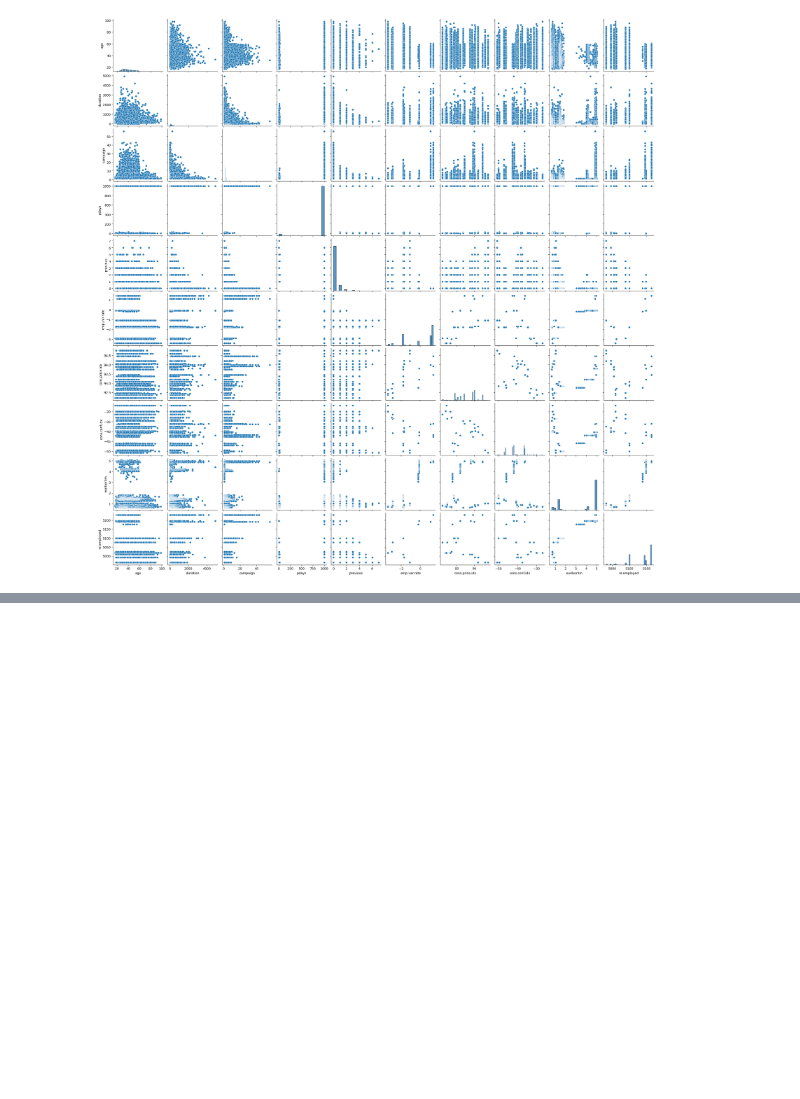
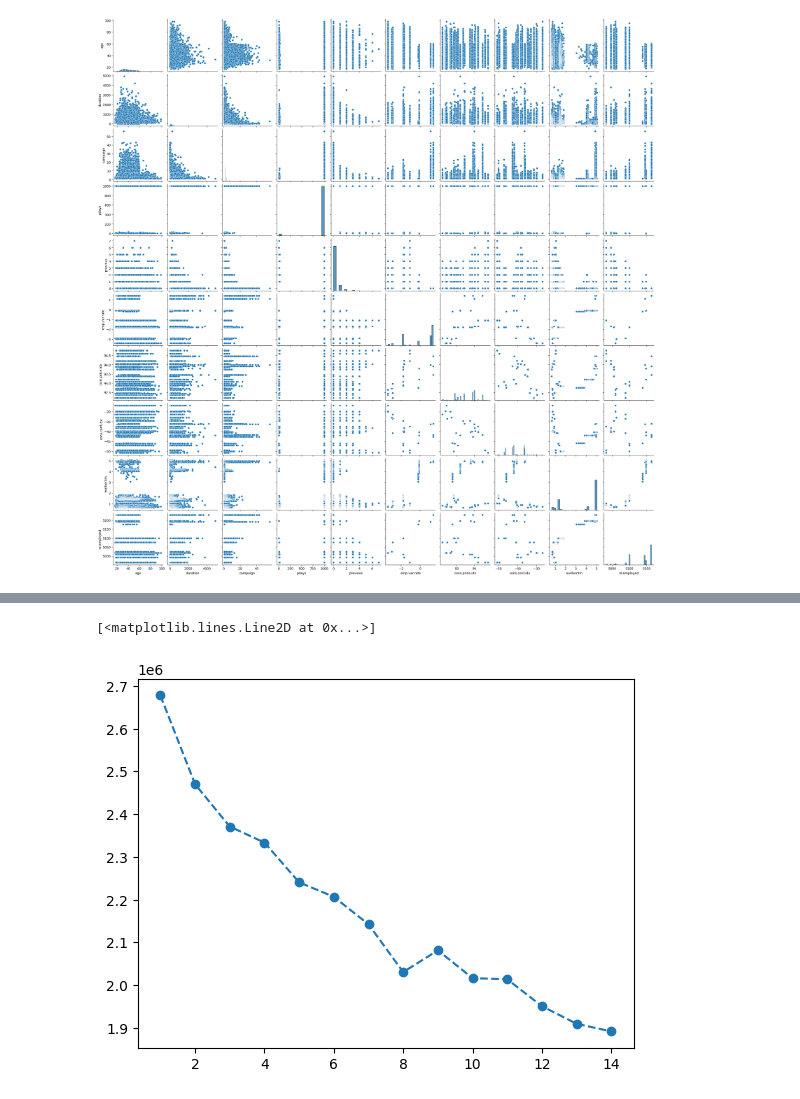
Before and after one commit to NnannaOmoke/km-clustering, a Jupyter notebook: intro.ipynb, the cells around one changed output, grey strips where cells are left out. Cells and saved outputs as stored; diff of their text form; code cells hidden in the pictures; blank space fills up the shorter version.

Commit message:
Getting to know the SSDS and elbow methods for Kmeans

```diff
--- a/intro.ipynb
+++ b/intro.ipynb
@@ -92,0 +100,10 @@ labels = klearner.fit_predict(features)
+# %%
+#elbow method of obtaining optimal Kvalue
+def elbow_method(limit = 15, data = s_features):
+    sum_of_squares_diff = []
+    for i in range(1, limit):
+        learner = KMeans(n_clusters = i, n_init = "auto")
+        learner.fit(data)
+        sum_of_squares_diff.append(learner.inertia_)
+    return sum_of_squares_diff
+elbow_method()#SSD: distance between point and cluster centre
@@ -92,0 +125,6 @@ labels = klearner.fit_predict(features)
+# %%
+ssds = elbow_method()
+plotter.plot(range(1, len(ssds) + 1), ssds, "o--")
+# %% [output]
+[<matplotlib.lines.Line2D at 0x...>]
+[figure, added]
```
Also changed, not shown: parts of 8 cells of this notebook.
